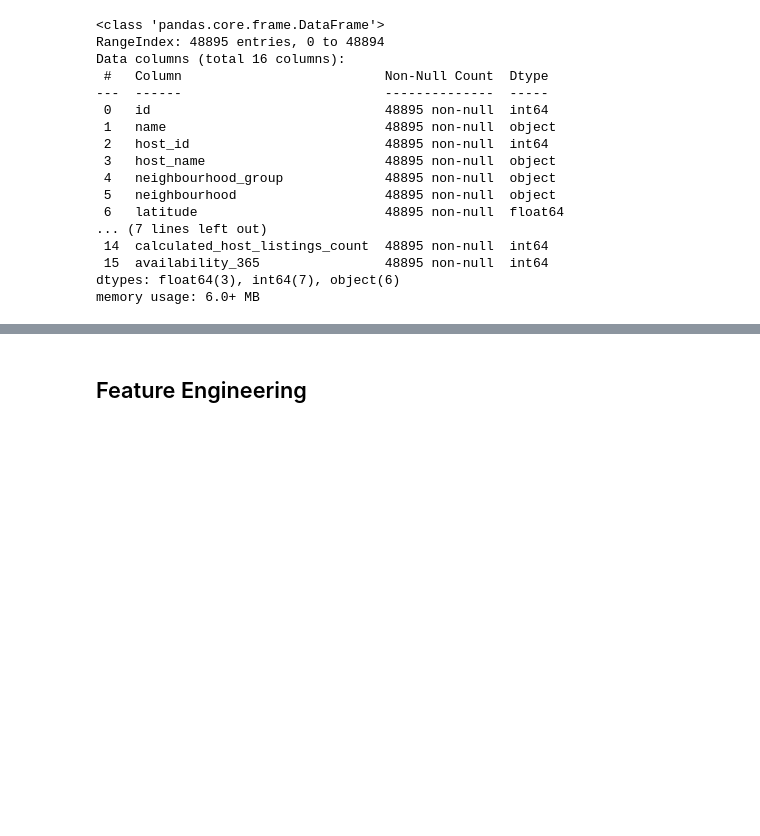
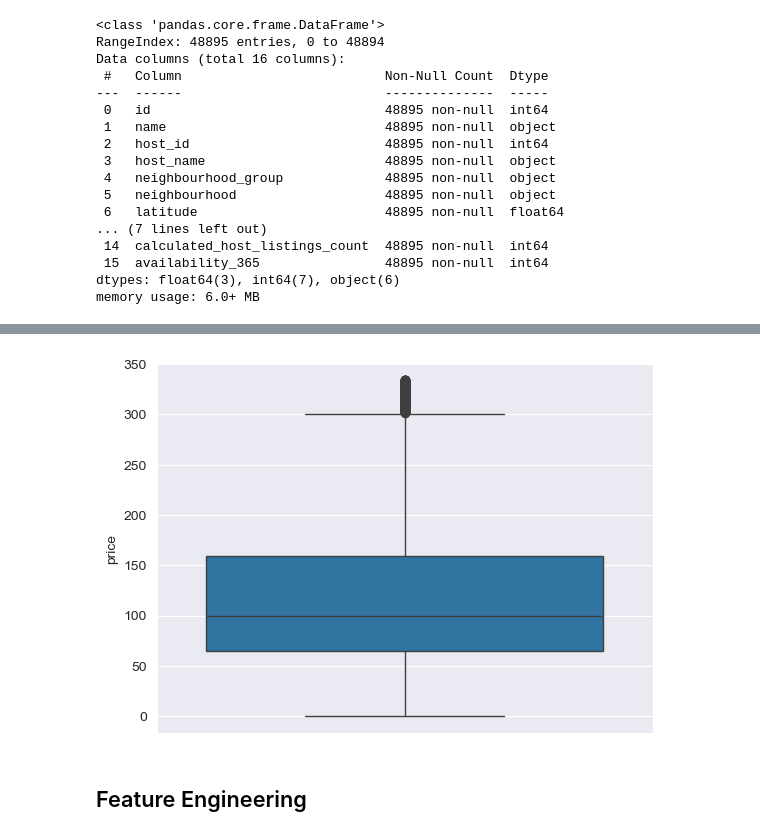
Before and after one commit to pandey-rakshit/almabetter, a Jupyter notebook: Module2/capstone/Air_Bnb_EDA/airBnbBookingAnalysis.ipynb, the cells around one changed output, grey strips where cells are left out. Saved outputs shown, nothing was run; the diff lists cells and outputs as text; code cells hidden in the pictures; blank space fills up the shorter version.

```diff
--- a/Module2/capstone/Air_Bnb_EDA/airBnbBookingAnalysis.ipynb
+++ b/Module2/capstone/Air_Bnb_EDA/airBnbBookingAnalysis.ipynb
@@ -306,3 +337,8 @@ memory usage: 6.0+ MB
+# %%
+sns.boxplot(data=df['price'])
+plt.show()
+# %% [output]
+[figure, added]
 # %% [markdown]
 ## Feature Engineering
 # %% [markdown]
```
Also changed, not shown: parts of 40 cells of this notebook.
